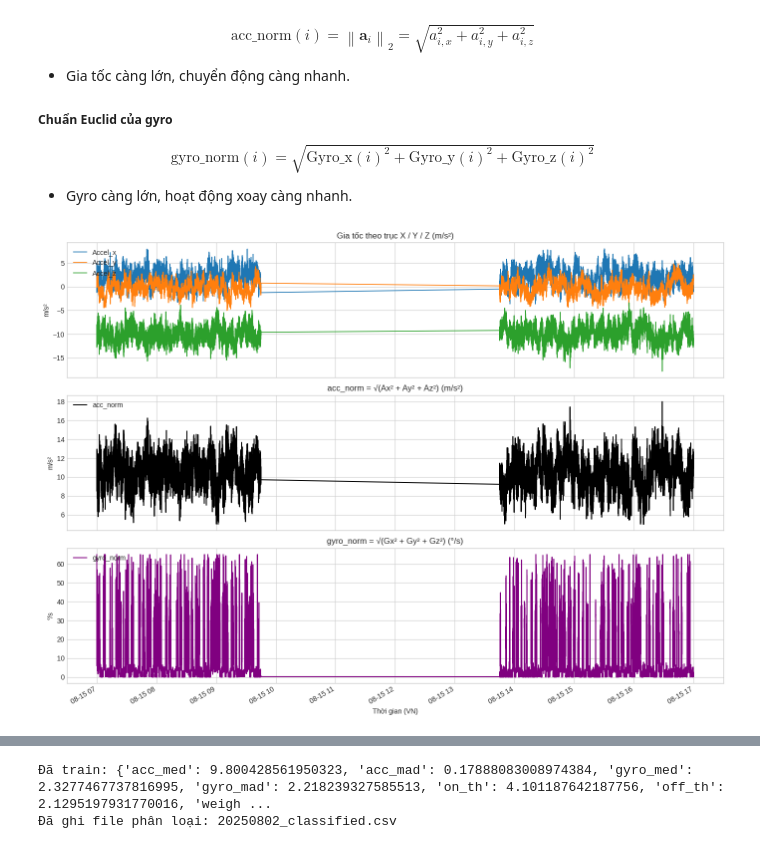
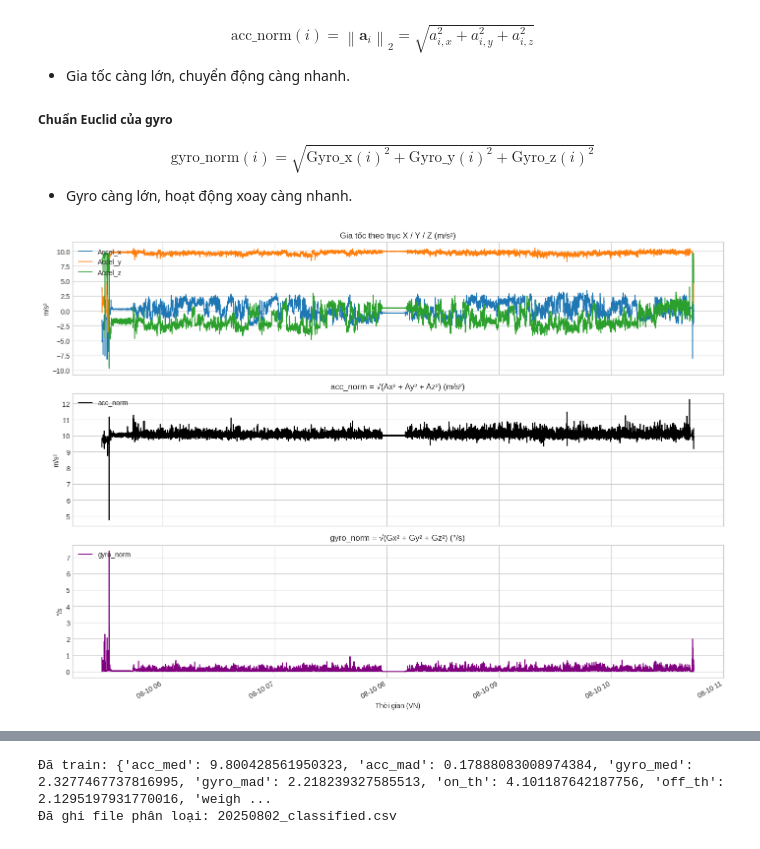
Before and after one commit to NDM-Hoang/AIO-Projects, a Jupyter notebook: Contruction-Projects/notebooks/EDA_Sensor_Data.ipynb, the cells around one changed output, grey strips where cells are left out. Cells and saved outputs as stored; diff of their text form; code cells hidden in the pictures.

Commit message:
update  project 5.1

```diff
--- a/Contruction-Projects/notebooks/EDA_Sensor_Data.ipynb
+++ b/Contruction-Projects/notebooks/EDA_Sensor_Data.ipynb
@@ -16,14 +16,8 @@ from bokeh.layouts import column, row
 # %%
 # ==== Đọc & chuẩn bị dữ liệu (chuyển giờ Việt Nam) ====
 # Lưu ý: Timestamp gốc là UTC. Ta parse UTC và convert sang Asia/Ho_Chi_Minh.
-df = pd.read_csv("/mnt/hdd/Learning/AIO-Projects/IMU-Synth-Generator/20250815_sensor_data.csv")
-df['Timestamp'] = pd.to_datetime(df['Timestamp'], errors='coerce', utc=True)
-df = df.sort_values('Timestamp').reset_index(drop=True)
-
-# Tạo cột Timestamp_local cho giờ Việt Nam (UTC+7)
-df['Timestamp_local'] = df['Timestamp'].dt.tz_convert('Asia/Ho_Chi_Minh')
-
-df['Timestamp_vn'] = df['Timestamp_local'].dt.tz_localize(None)
+df = pd.read_csv("../data/processed/08102022_data.csv")
+df['Timestamp'] = pd.to_datetime(df['Timestamp'], errors='coerce')
 # %% [markdown]
 ##### Chuẩn Euclid của gia tốc
 $$
@@ -44,42 +38,42 @@ df['acc_norm']  = np.linalg.norm(df[['Accel_x','Accel_y','Accel_z']].values, axi
 df['gyro_norm'] = np.linalg.norm(df[['Gyro_x','Gyro_y','Gyro_z']].values,  axis=1)
 
 # 1) Làm sạch NaN/Inf/NaT cho các cột sẽ vẽ
-cols_plot = ['Timestamp_vn', 'Accel_x', 'Accel_y', 'Accel_z', 'acc_norm', 'gyro_norm']
+cols_plot = ['Timestamp', 'Accel_x', 'Accel_y', 'Accel_z', 'acc_norm', 'gyro_norm']
 df[cols_plot] = df[cols_plot].replace([np.inf, -np.inf], np.nan)
 df_clean = df.dropna(subset=cols_plot).copy()
 
-# 2) Resample 1s theo Timestamp_vn (giảm kích thước & làm mượt)
+# 2) Resample 1s theo Timestamp (giảm kích thước & làm mượt)
 cols_keep = ['Accel_x','Accel_y','Accel_z','acc_norm','gyro_norm']
-df_small = (df_clean.set_index('Timestamp_vn')[cols_keep]
+df_small = (df_clean.set_index('Timestamp')[cols_keep]
             .resample('1s').median().dropna().reset_index())
 
 # 3) Vẽ bằng matplotlib: 3 subplot – (1) Accel X/Y/Z, (2) acc_norm, (3) gyro_norm
 plt.style.use('seaborn-v0_8-whitegrid')  # style seaborn tương thích MPL mới
 fig, axes = plt.subplots(nrows=3, ncols=1, figsize=(14, 10), sharex=True)
 
 # Subplot 1: Accel X/Y/Z
-axes[0].plot(df_small['Timestamp_vn'], df_small['Accel_x'], label='Accel_x', color='#1f77b4', linewidth=1.2)
-axes[0].plot(df_small['Timestamp_vn'], df_small['Accel_y'], label='Accel_y', color='#ff7f0e', linewidth=1.2)
-axes[0].plot(df_small['Timestamp_vn'], df_small['Accel_z'], label='Accel_z', color='#2ca02c', linewidth=1.2)
+axes[0].plot(df_small['Timestamp'], df_small['Accel_x'], label='Accel_x', color='#1f77b4', linewidth=1.2)
+axes[0].plot(df_small['Timestamp'], df_small['Accel_y'], label='Accel_y', color='#ff7f0e', linewidth=1.2)
+axes[0].plot(df_small['Timestamp'], df_small['Accel_z'], label='Accel_z', color='#2ca02c', linewidth=1.2)
 axes[0].set_title('Gia tốc theo trục X / Y / Z (m/s²)')
 axes[0].set_ylabel('m/s²')
 axes[0].legend(loc='upper left')
 
 # Subplot 2: acc_norm
-axes[1].plot(df_small['Timestamp_vn'], df_small['acc_norm'], label='acc_norm', color='black', linewidth=1.4)
+axes[1].plot(df_small['Timestamp'], df_small['acc_norm'], label='acc_norm', color='black', linewidth=1.4)
 axes[1].set_title('acc_norm = √(Ax² + Ay² + Az²) (m/s²)')
 axes[1].set_ylabel('m/s²')
 axes[1].legend(loc='upper left')
 
 # Subplot 3: gyro_norm
-axes[2].plot(df_small['Timestamp_vn'], df_small['gyro_norm'], label='gyro_norm', color='purple', linewidth=1.4)
+axes[2].plot(df_small['Timestamp'], df_small['gyro_norm'], label='gyro_norm', color='purple', linewidth=1.4)
 axes[2].set_title('gyro_norm = √(Gx² + Gy² + Gz²) (°/s)')
 axes[2].set_ylabel('°/s')
 axes[2].set_xlabel('Thời gian (VN)')
 axes[2].legend(loc='upper left')
 
 fig.autofmt_xdate()
 plt.tight_layout()
 plt.show()
 # %% [output]
-[figure, old version]
+[figure, new version]
```
Also changed, not shown: parts of 10 cells of this notebook, 16 other files.
